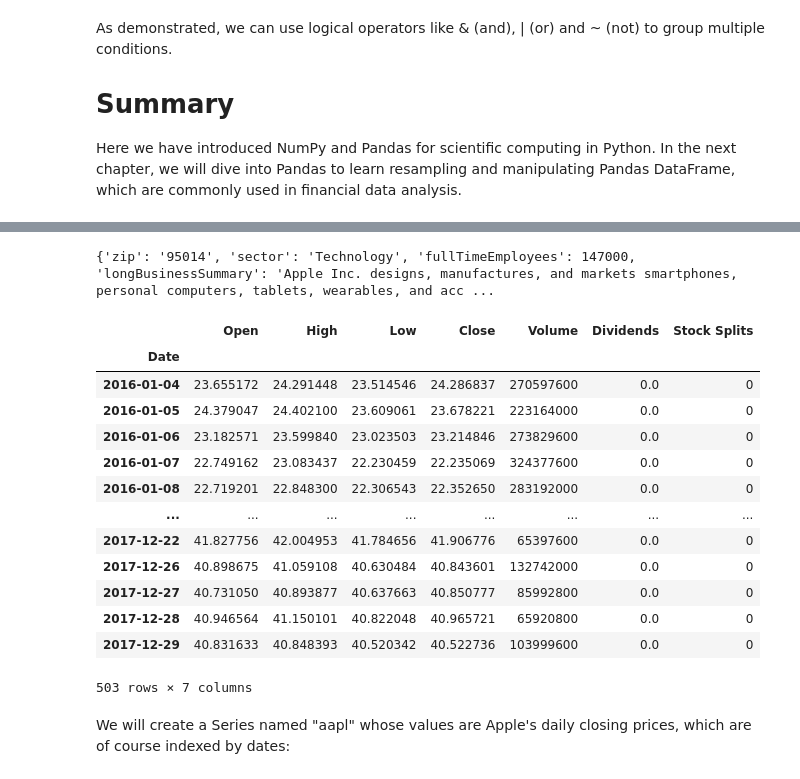
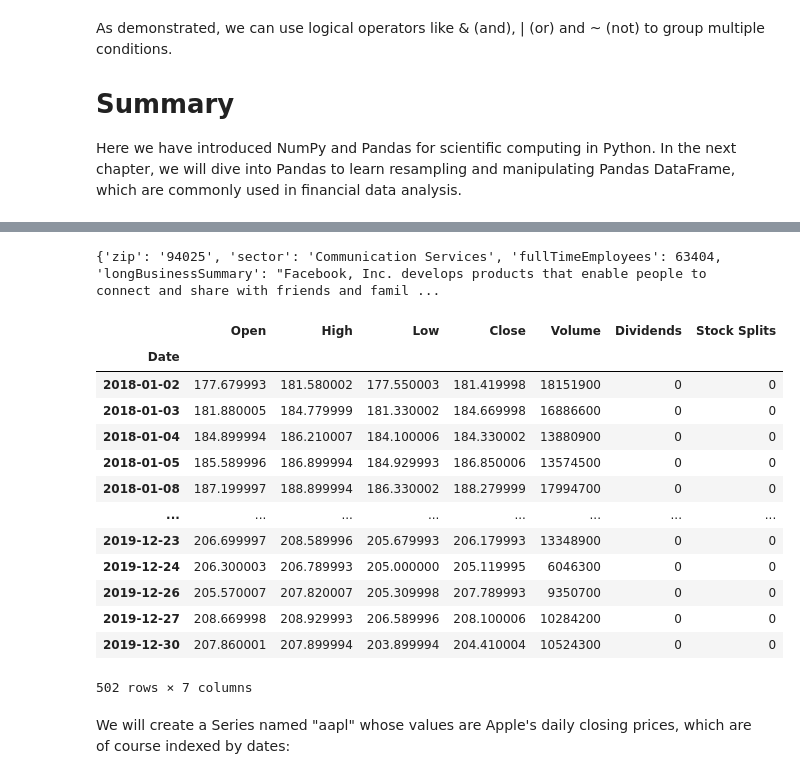
Before and after one commit to Adrian-ACI/MetNumUN2021II, a Jupyter notebook: Lab1/aacanacuani_QuanconnectTutortials.ipynb, the cells around one changed output, grey strips where cells are left out. Saved outputs shown, nothing was run; the diff lists cells and outputs as text; code cells hidden in the pictures.

```diff
--- a/Lab1/aacanacuani_QuanconnectTutortials.ipynb
+++ b/Lab1/aacanacuani_QuanconnectTutortials.ipynb
@@ -1548,29 +1647,29 @@ Successfully installed lxml-4.6.3 yfinance-0.1.63
 # %%
 import yfinance as yf
 
-aapl = yf.Ticker("AAPL")
+fb = yf.Ticker("FB")
 
 # get stock info
-print(aapl.info)
+print(fb.info)
 
 # get historical market data
-aapl_table = aapl.history(start="2016-01-01",  end="2017-12-31")
-aapl_table
+fb_table = fb.history(start="2018-01-01",  end="2019-12-31")
+fb_table
 # %% [output]
-{'zip': '95014', 'sector': 'Technology', 'fullTimeEmployees': 147000, 'longBusinessSummary': 'Apple Inc. designs, manufactures, and markets smartphones, personal computers, tablets, wearables, and acc ...
+{'zip': '94025', 'sector': 'Communication Services', 'fullTimeEmployees': 63404, 'longBusinessSummary': "Facebook, Inc. develops products that enable people to connect and share with friends and famil ...
 |  | Open | High | Low | Close | Volume | Dividends | Stock Splits |
 | Date |  |  |  |  |  |  |  |
-| 2016-01-04 | 23.655172 | 24.291448 | 23.514546 | 24.286837 | 270597600 | 0.0 | 0 |
-| 2016-01-05 | 24.379047 | 24.402100 | 23.609061 | 23.678221 | 223164000 | 0.0 | 0 |
-| 2016-01-06 | 23.182571 | 23.599840 | 23.023503 | 23.214846 | 273829600 | 0.0 | 0 |
-| 2016-01-07 | 22.749162 | 23.083437 | 22.230459 | 22.235069 | 324377600 | 0.0 | 0 |
-| 2016-01-08 | 22.719201 | 22.848300 | 22.306543 | 22.352650 | 283192000 | 0.0 | 0 |
+| 2018-01-02 | 177.679993 | 181.580002 | 177.550003 | 181.419998 | 18151900 | 0 | 0 |
+| 2018-01-03 | 181.880005 | 184.779999 | 181.330002 | 184.669998 | 16886600 | 0 | 0 |
+| 2018-01-04 | 184.899994 | 186.210007 | 184.100006 | 184.330002 | 13880900 | 0 | 0 |
+| 2018-01-05 | 185.589996 | 186.899994 | 184.929993 | 186.850006 | 13574500 | 0 | 0 |
+| 2018-01-08 | 187.199997 | 188.899994 | 186.330002 | 188.279999 | 17994700 | 0 | 0 |
 | ... | ... | ... | ... | ... | ... | ... | ... |
-| 2017-12-22 | 41.827756 | 42.004953 | 41.784656 | 41.906776 | 65397600 | 0.0 | 0 |
-| 2017-12-26 | 40.898675 | 41.059108 | 40.630484 | 40.843601 | 132742000 | 0.0 | 0 |
-| 2017-12-27 | 40.731050 | 40.893877 | 40.637663 | 40.850777 | 85992800 | 0.0 | 0 |
-| 2017-12-28 | 40.946564 | 41.150101 | 40.822048 | 40.965721 | 65920800 | 0.0 | 0 |
-| 2017-12-29 | 40.831633 | 40.848393 | 40.520342 | 40.522736 | 103999600 | 0.0 | 0 |
+| 2019-12-23 | 206.699997 | 208.589996 | 205.679993 | 206.179993 | 13348900 | 0 | 0 |
+| 2019-12-24 | 206.300003 | 206.789993 | 205.000000 | 205.119995 | 6046300 | 0 | 0 |
+| 2019-12-26 | 205.570007 | 207.820007 | 205.309998 | 207.789993 | 9350700 | 0 | 0 |
+| 2019-12-27 | 208.669998 | 208.929993 | 206.589996 | 208.100006 | 10284200 | 0 | 0 |
+| 2019-12-30 | 207.860001 | 207.899994 | 203.899994 | 204.410004 | 10524300 | 0 | 0 |
-503 rows × 7 columns
+502 rows × 7 columns
 # %% [markdown]
 We will create a Series named "aapl" whose values are Apple's daily closing prices, which are of course indexed by dates:
```
Also changed, not shown: parts of 65 cells of this notebook.
